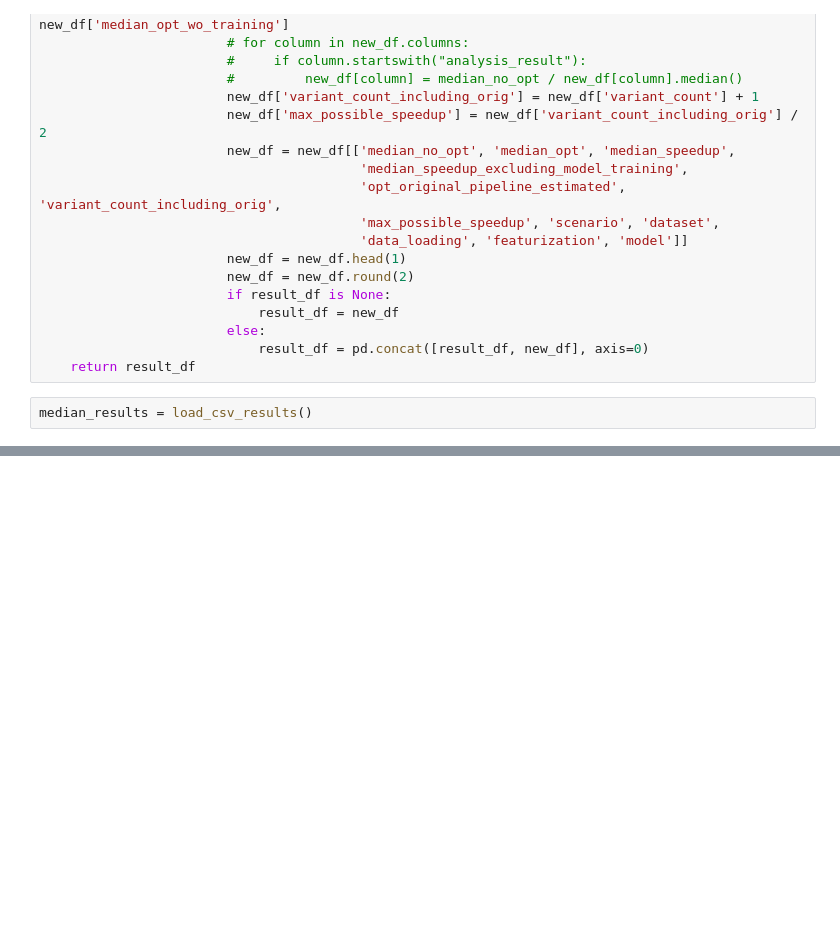
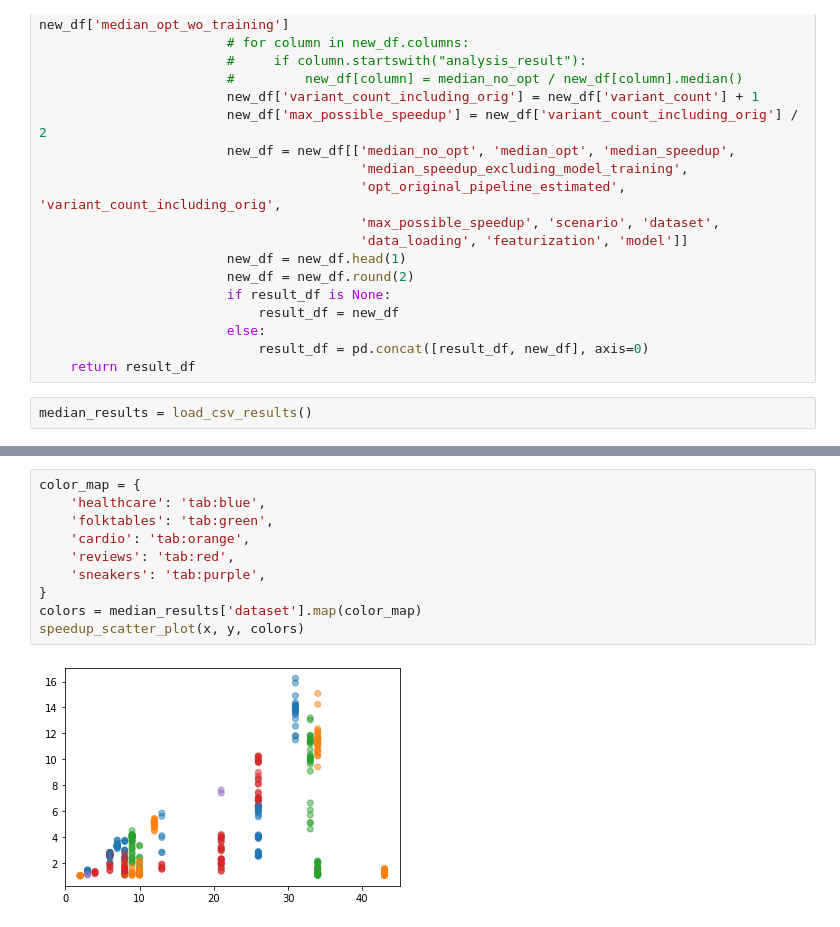
Before and after one commit to stefan-grafberger/mlwhatif, a Jupyter notebook: experiments/end_to_end/plot-benchmark-results--end-to-end.ipynb, the cells around one changed output, grey strips where cells are left out. Cells and saved outputs as stored; diff of their text form; blank space fills up the shorter version.

```diff
--- a/experiments/end_to_end/plot-benchmark-results--end-to-end.ipynb
+++ b/experiments/end_to_end/plot-benchmark-results--end-to-end.ipynb
@@ -119,0 +184,12 @@ median_results.to_csv(f"{os.getcwd()}/end-to-end-benchmark-results/end_to_end_sp
+# %%
+color_map = {
+    'healthcare': 'tab:blue',
+    'folktables': 'tab:green',
+    'cardio': 'tab:orange',
+    'reviews': 'tab:red',
+    'sneakers': 'tab:purple',
+}
+colors = median_results['dataset'].map(color_map)
+speedup_scatter_plot(x, y, colors)
+# %% [output]
+[figure, added]
```
Also changed, not shown: parts of 7 cells of this notebook, 2 other files.
